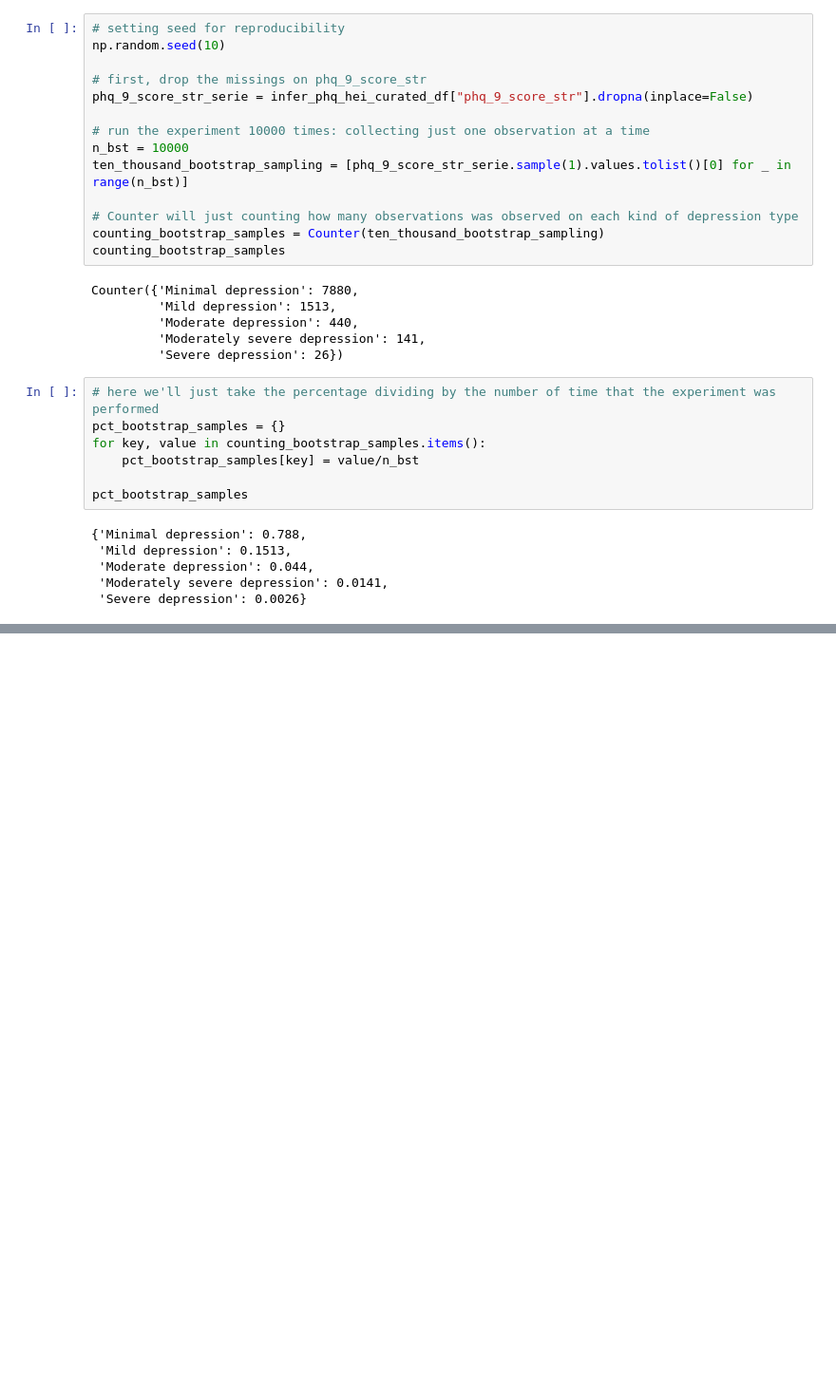
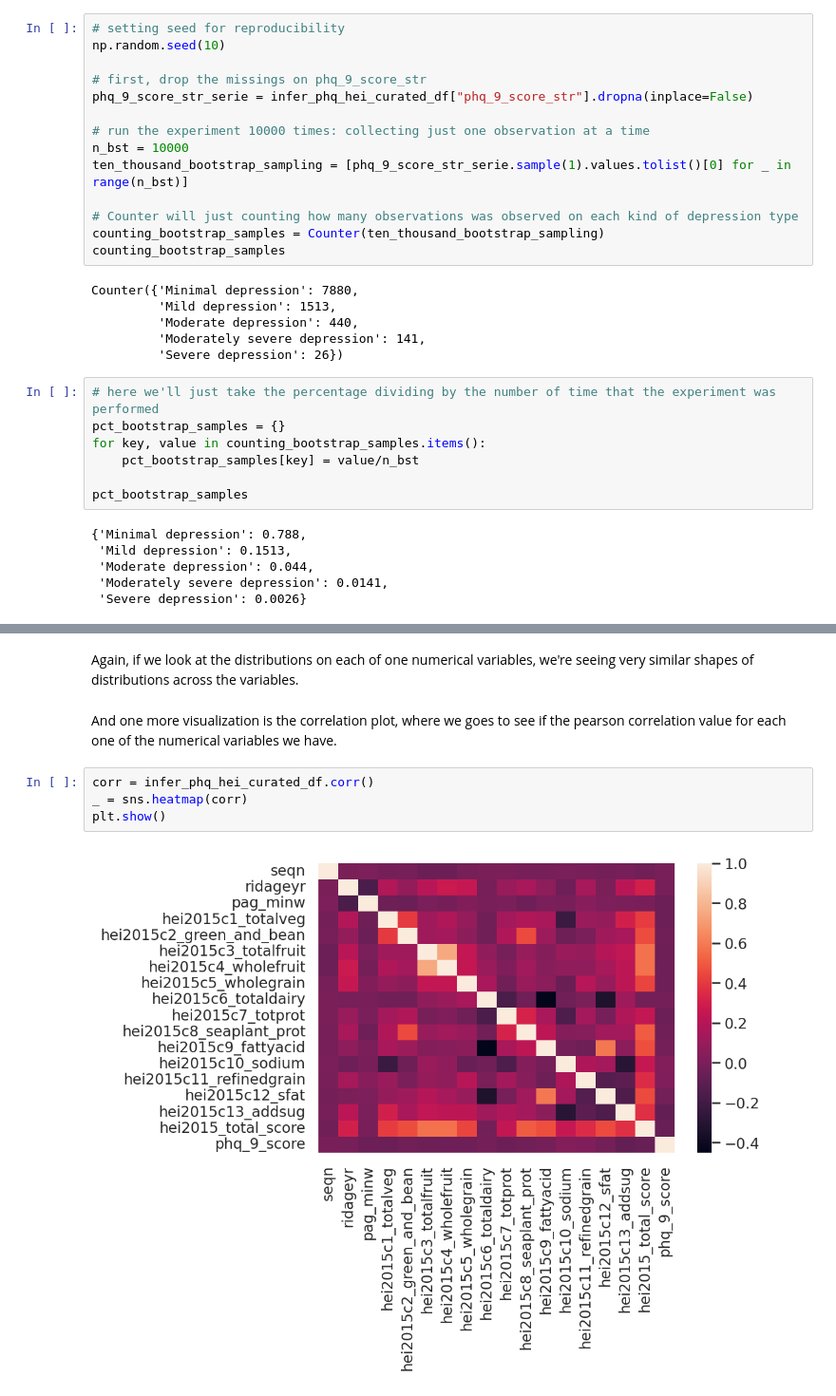
Before and after one commit to LucianoBatista/stat-infer-health-habits, a Jupyter notebook: 02-eda/eda.ipynb, the cells around one changed output, grey strips where cells are left out. Shown at 95% size. Saved outputs shown, nothing was run; the diff lists cells and outputs as text; blank space fills up the shorter version.

```diff
--- a/02-eda/eda.ipynb
+++ b/02-eda/eda.ipynb
@@ -325,0 +421,10 @@ As we can see from the procedure before, there is approximately 79% chance to be
+# %% [markdown]
+Again, if we look at the distributions on each of one numerical variables, we're seeing very similar shapes of distributions across the variables.
+# %% [markdown]
+And one more visualization is the correlation plot, where we goes to see if the pearson correlation value for each one of the numerical variables we have.
+# %%
+corr = infer_phq_hei_curated_df.corr()
+_ = sns.heatmap(corr)
+plt.show()
+# %% [output]
+[figure, added]
```
Also changed, not shown: parts of 47 cells of this notebook, 6 other files.
